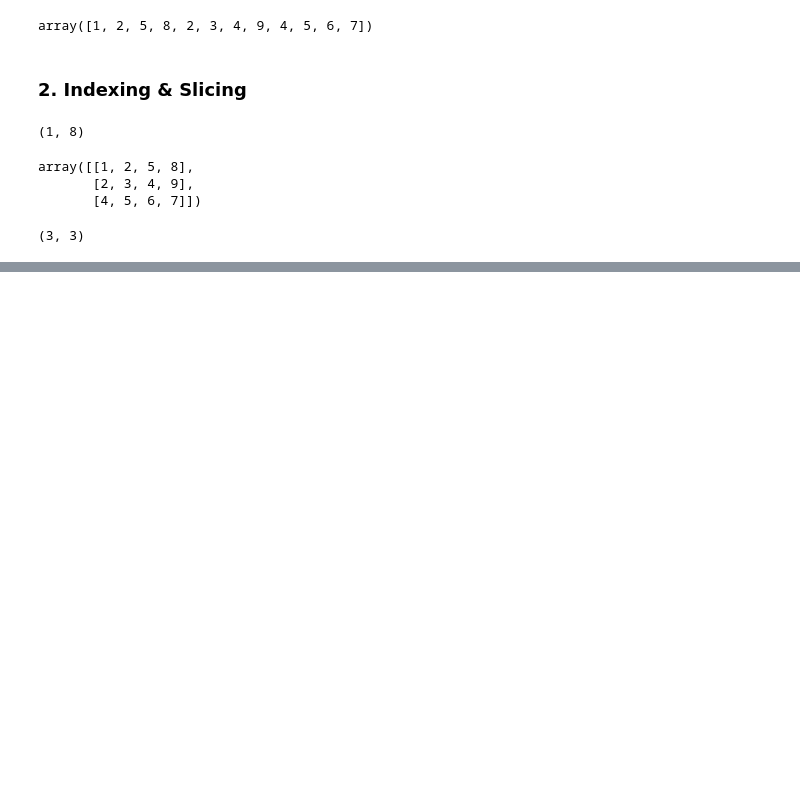
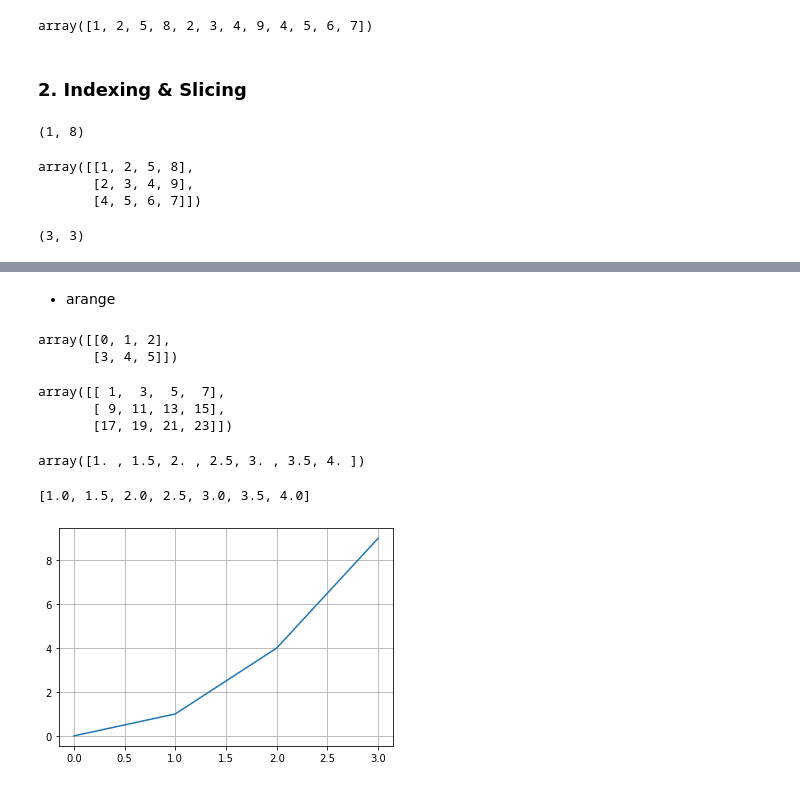
Before and after one commit to ckiekim/--2021-4, a Jupyter notebook: 01_Numpy.ipynb, the cells around one changed output, grey strips where cells are left out. Saved outputs shown, nothing was run; the diff lists cells and outputs as text; code cells hidden in the pictures; blank space fills up the shorter version.

```diff
--- a/01_Numpy.ipynb
+++ b/01_Numpy.ipynb
@@ -134,0 +167,31 @@ m[1][1], m[1,1]
+# %% [markdown]
+- arange
+# %%
+np.arange(6).reshape(2,3)
+# %% [output]
+array([[0, 1, 2],
+       [3, 4, 5]])
+# %%
+np.arange(1,24,2).reshape(3,4)
+# %% [output]
+array([[ 1,  3,  5,  7],
+       [ 9, 11, 13, 15],
+       [17, 19, 21, 23]])
+# %%
+np.arange(1, 4.1, 0.5)          # 실수도 가능
+# %% [output]
+array([1. , 1.5, 2. , 2.5, 3. , 3.5, 4. ])
+# %%
+list_a = np.arange(1, 4.1, 0.5).tolist()    # list(np.arange(1, 4.1, 0.5))
+list_a
+# %% [output]
+[1.0, 1.5, 2.0, 2.5, 3.0, 3.5, 4.0]
+# %%
+import matplotlib.pyplot as plt
+xs = [0,1,2,3]
+ys = [0,1,4,9]
+plt.plot(xs, ys)
+plt.grid()
+plt.show()
+# %% [output]
+[figure, added]
```
Also changed, not shown: parts of 27 cells of this notebook.
